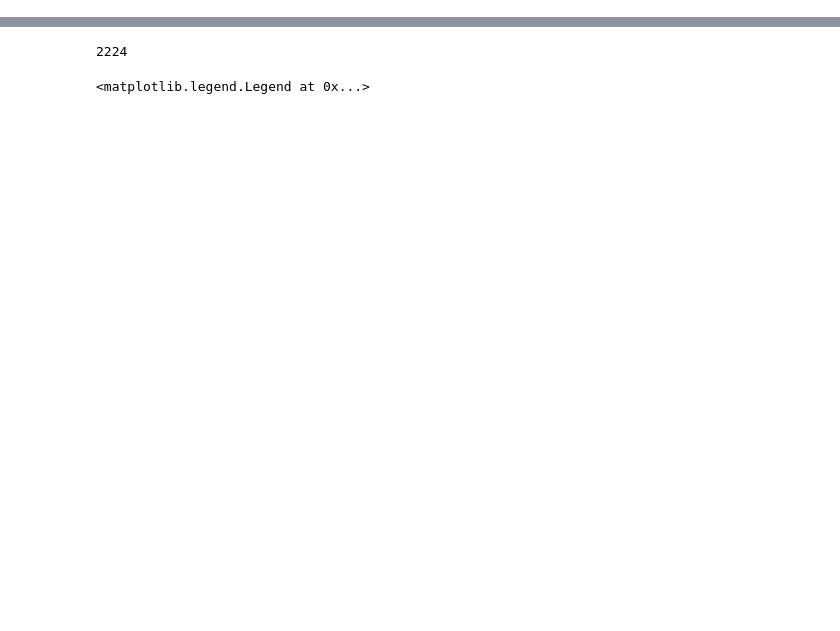
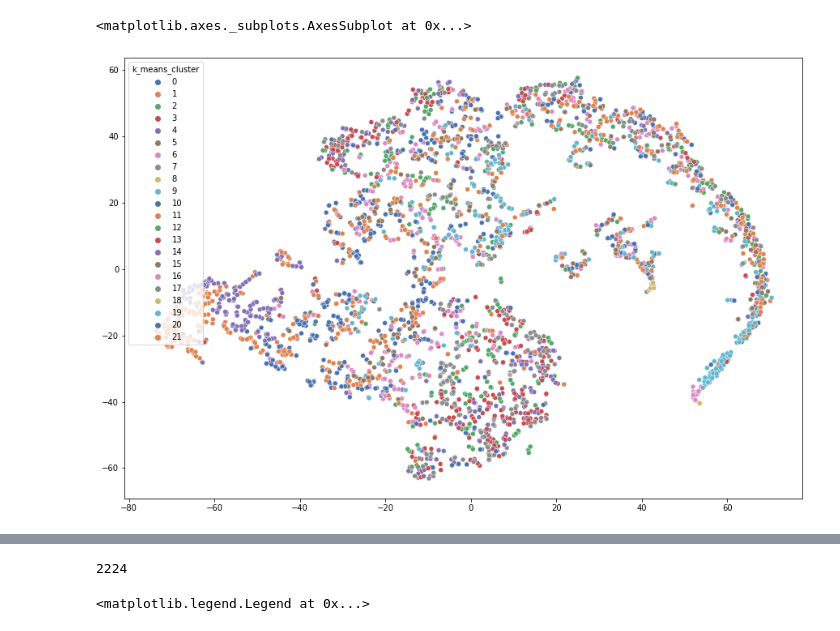
Before and after one commit to bstanie/beautiful-creature, a Jupyter notebook: notebooks/stock_advisor.ipynb, the cells around one changed output, grey strips where cells are left out. Saved outputs shown, nothing was run; the diff lists cells and outputs as text; code cells hidden in the pictures; blank space fills up the shorter version.

```diff
--- a/notebooks/stock_advisor.ipynb
+++ b/notebooks/stock_advisor.ipynb
@@ -76,0 +112,9 @@ summ
+# %%
+plt.figure(figsize=(15,10))
+tsne = TSNE(n_components=2)
+tsne_vals = tsne.fit_transform(investor_summary_df)
+
+sns.scatterplot(x=tsne_vals[:,0],y=tsne_vals[:,1],hue=investor_summary_df["k_means_cluster"],palette="deep")
+# %% [output]
+<matplotlib.axes._subplots.AxesSubplot at 0x...>
+[figure, added]
```
Also changed, not shown: parts of 14 cells of this notebook.
